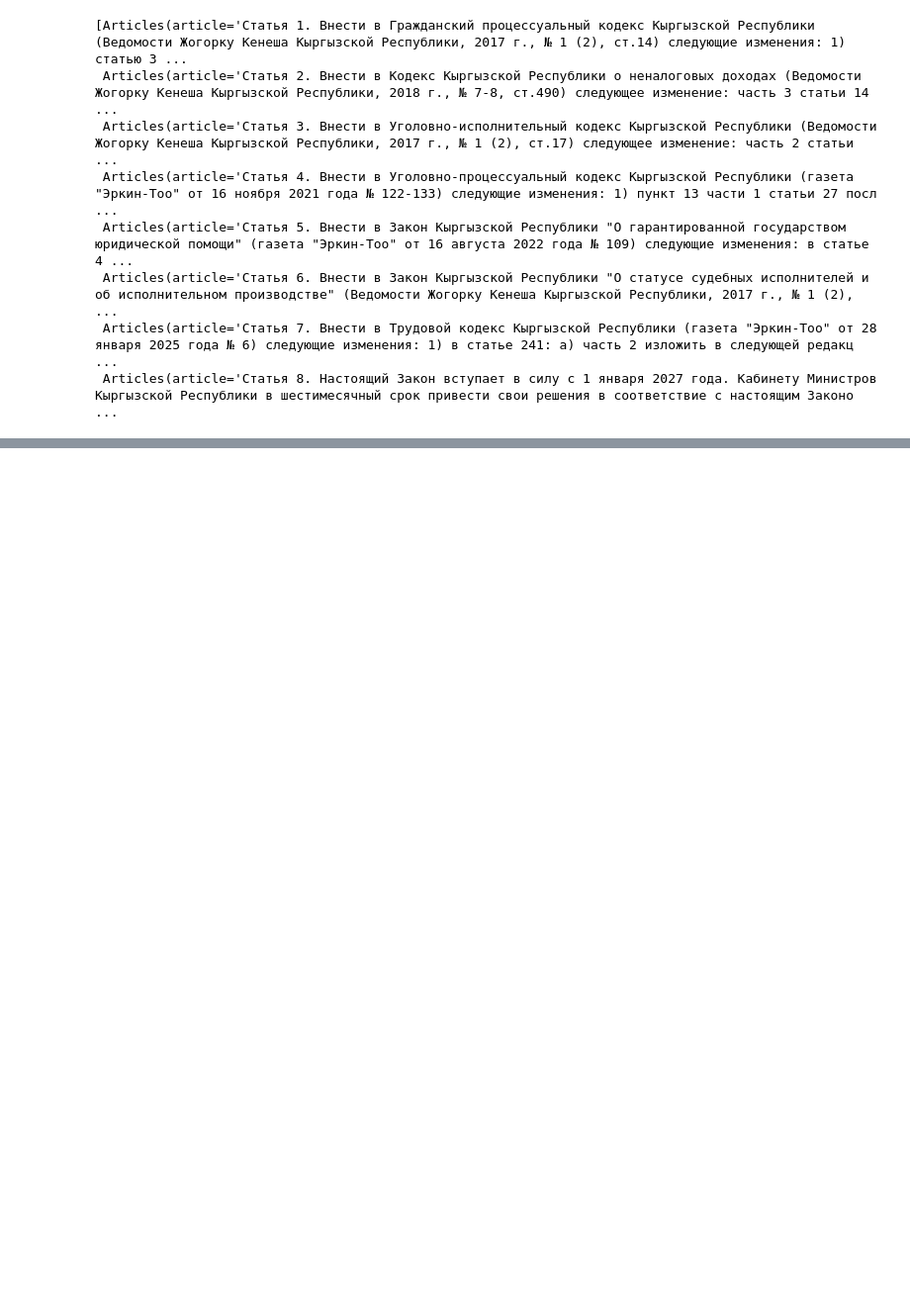
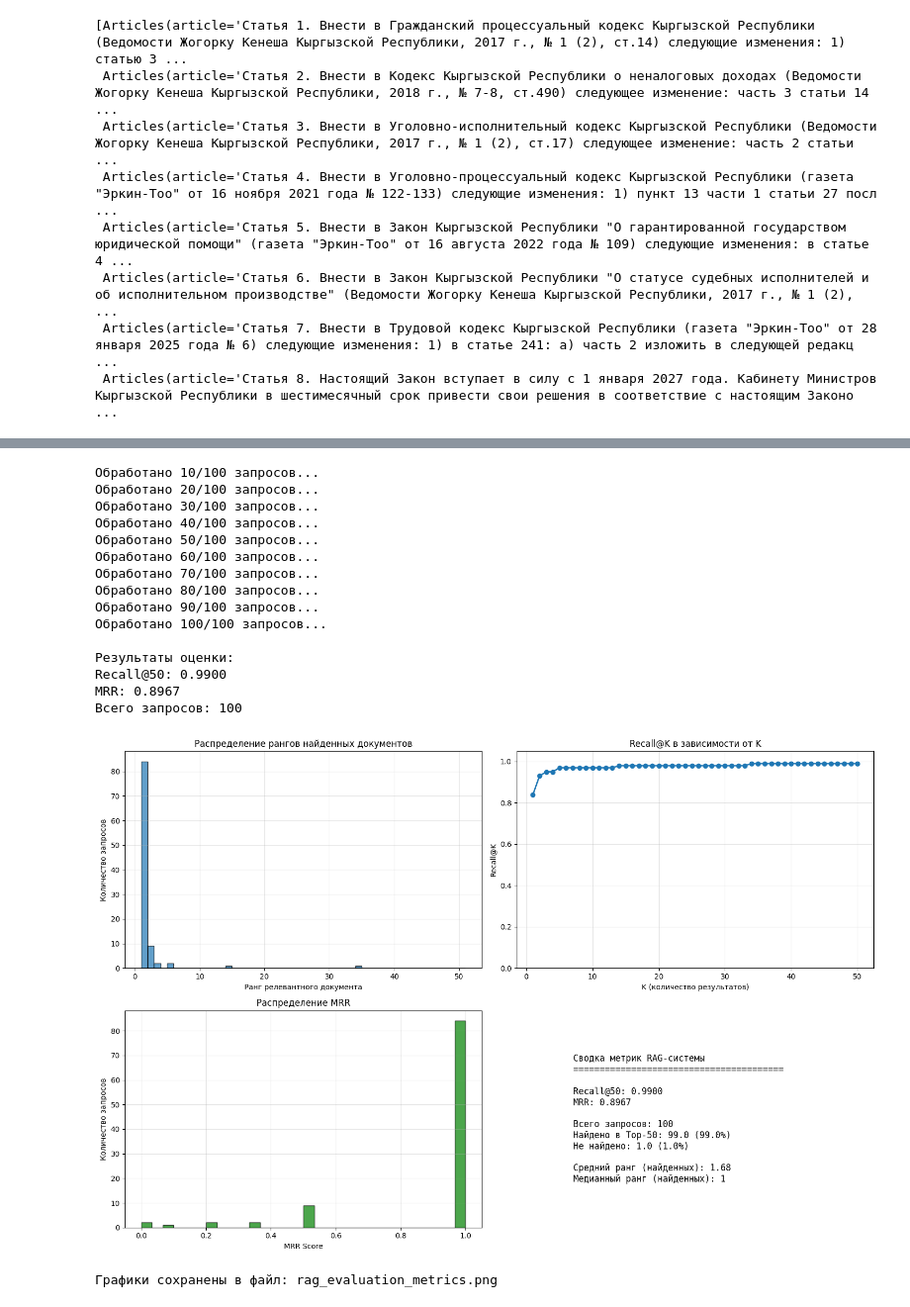
Before and after one commit to Hanbiike/law-rag-system, a Jupyter notebook: test.ipynb, the cells around one changed output, grey strips where cells are left out. Shown at 99% size. Cells and saved outputs as stored; diff of their text form; code cells hidden in the pictures; blank space fills up the shorter version.

Commit message:
benchmarks

```diff
--- a/test.ipynb
+++ b/test.ipynb
@@ -53,0 +106,11 @@ res2.articles
+# %%
+question_list = []
+with open('benchmark.json', 'r', encoding='utf-8') as f:
+    question_list = json.load(f)
+
+answers_list = []
+with open('benchmark_answers.json', 'r', encoding='utf-8') as f:
+    answers_list = json.load(f)
+
+print(f"Вопросов: {len(question_list)}")
+print(f"Ответов: {len(answers_list)}")
@@ -53,0 +120,8 @@ res2.articles
+# %%
+import pandas as pd
+
+answers_df = pd.DataFrame(answers_list)
+questions_df = pd.DataFrame(question_list)
+
+answers_df['question'] = questions_df['question']
+answers_df.head()
@@ -53,0 +135,8 @@ res2.articles
+# %%
+from databases import milvus_db as db
+import aitools.embedder as Embedder
+searcher = db.MilvusLawSearcher()
+embedder = Embedder.QueryEmbedder()
+vec = embedder.encode_queries(answers_df.iloc[0]['question'])
+res = searcher.search_similar_laws(vec, top_k=5)
+res
@@ -53,0 +262,7 @@ res2.articles
+# %%
+# Оценка системы
+metrics = evaluate_rag_system(answers_df, searcher, embedder, top_k=50)
+print(f"\nРезультаты оценки:")
+print(f"Recall@50: {metrics['recall@50']:.4f}")
+print(f"MRR: {metrics['mrr']:.4f}")
+print(f"Всего запросов: {metrics['total_queries']}")
@@ -53,0 +393,29 @@ res2.articles
+# %%
+# Оценка системы с детальными данными
+metrics = evaluate_rag_system_with_details(answers_df, searcher, embedder, top_k=50)
+
+print(f"\nРезультаты оценки:")
+print(f"Recall@50: {metrics['recall@50']:.4f}")
+print(f"MRR: {metrics['mrr']:.4f}")
+print(f"Всего запросов: {metrics['total_queries']}")
+
+# Построение графиков
+plot_rag_metrics(metrics, top_k=50)
+# %% [output]
+Обработано 10/100 запросов...
+Обработано 20/100 запросов...
+Обработано 30/100 запросов...
+Обработано 40/100 запросов...
+Обработано 50/100 запросов...
+Обработано 60/100 запросов...
+Обработано 70/100 запросов...
+Обработано 80/100 запросов...
+Обработано 90/100 запросов...
+Обработано 100/100 запросов...
+
+Результаты оценки:
+Recall@50: 0.9900
+MRR: 0.8967
+Всего запросов: 100
+[figure, added]
+Графики сохранены в файл: rag_evaluation_metrics.png
```
Also changed, not shown: parts of 13 cells of this notebook, 9 other files.
